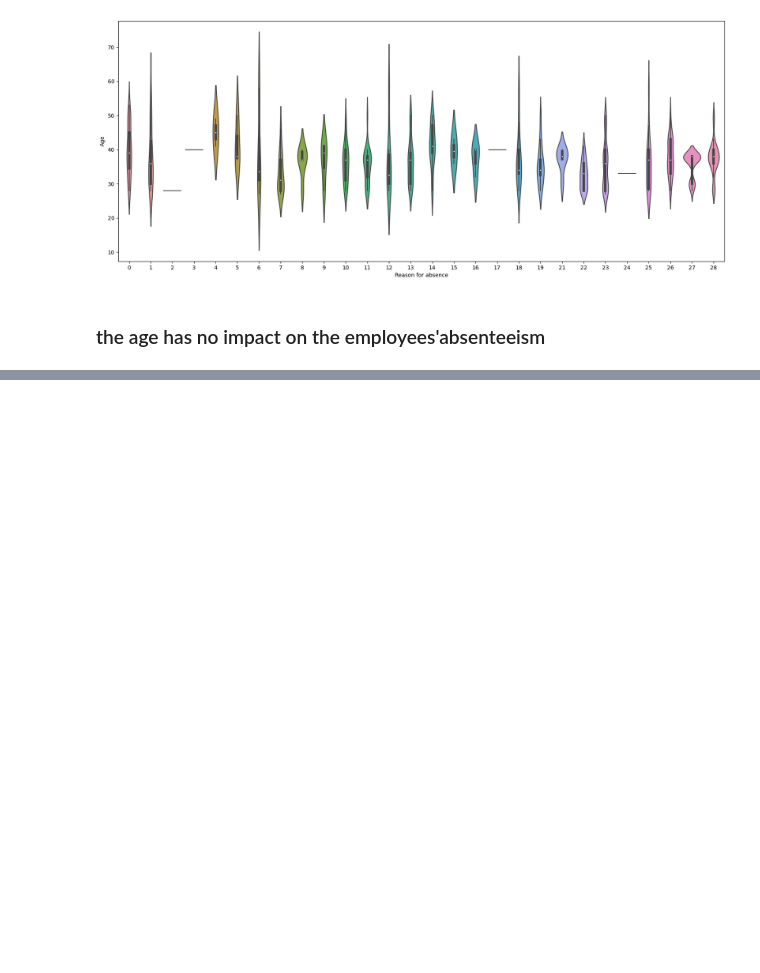
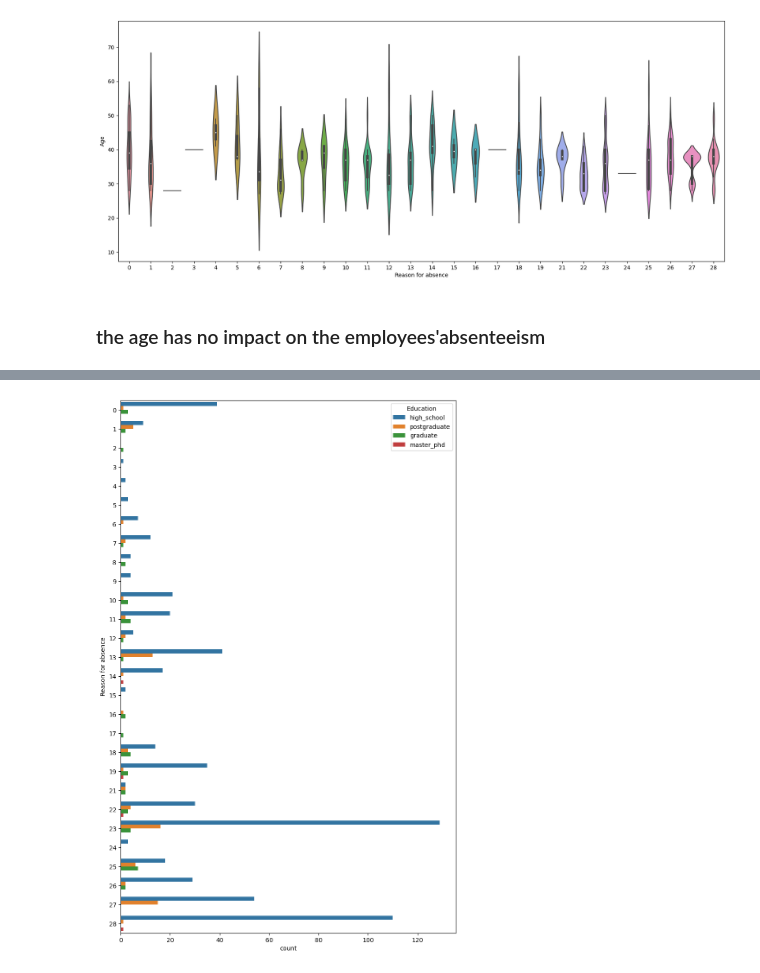
Before and after one commit to Maansy/Absenteeism-at-Work, a Jupyter notebook: AbsenteeismAtWork.ipynb, the cells around one changed output, grey strips where cells are left out. Saved outputs shown, nothing was run; the diff lists cells and outputs as text; code cells hidden in the pictures; blank space fills up the shorter version.

```diff
--- a/AbsenteeismAtWork.ipynb
+++ b/AbsenteeismAtWork.ipynb
@@ -374,0 +415,7 @@ plt.savefig('figs/age_reason.png', format='png', dpi = 300)
+# %%
+plt.figure(figsize=(10,16))
+sns.countplot(data=preprocessed_data,y='Reason for absence',hue='Education', \
+              hue_order= edu_type)
+plt.savefig('figs/education_reason.png', format='png',dpi = 300)
+# %% [output]
+[figure, added]
```
Also changed, not shown: parts of 6 cells of this notebook, 3 other files.
